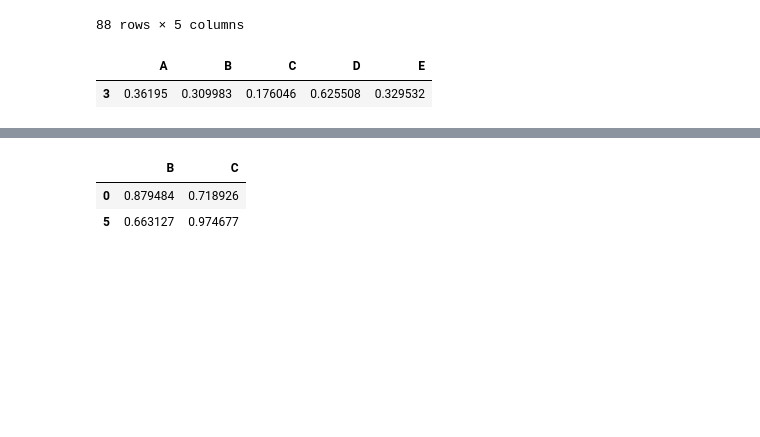
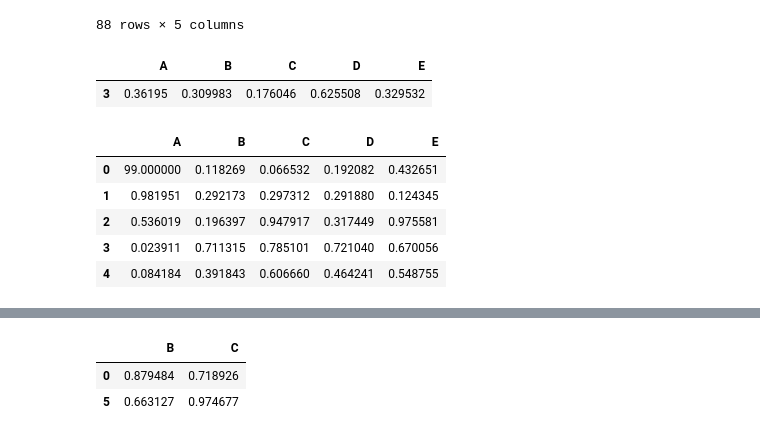
Before and after one commit to yashbana03/GenAI-Portfolio-Yashveer, a Jupyter notebook: pandas_crash/day2.ipynb, the cells around one changed output, grey strips where cells are left out. Cells and saved outputs as stored; diff of their text form; code cells hidden in the pictures; blank space fills up the shorter version.

```diff
--- a/pandas_crash/day2.ipynb
+++ b/pandas_crash/day2.ipynb
@@ -119,6 +119,15 @@ hnewdf.loc[(hnewdf["A"and"C"]<0.3) & (hnewdf["B"] >0.1)]
 # %% [output]
 |  | A | B | C | D | E |
 | 3 | 0.36195 | 0.309983 | 0.176046 | 0.625508 | 0.329532 |
+# %%
+hnewdf
+# %% [output]
+|  | A | B | C | D | E |
+| 0 | 99.000000 | 0.118269 | 0.066532 | 0.192082 | 0.432651 |
+| 1 | 0.981951 | 0.292173 | 0.297312 | 0.291880 | 0.124345 |
+| 2 | 0.536019 | 0.196397 | 0.947917 | 0.317449 | 0.975581 |
+| 3 | 0.023911 | 0.711315 | 0.785101 | 0.721040 | 0.670056 |
+| 4 | 0.084184 | 0.391843 | 0.606660 | 0.464241 | 0.548755 |
 # %%
 hnewdf.iloc[0][4]
 # %% [output]
```
Also changed, not shown: parts of 4 cells of this notebook, 5 other files.
